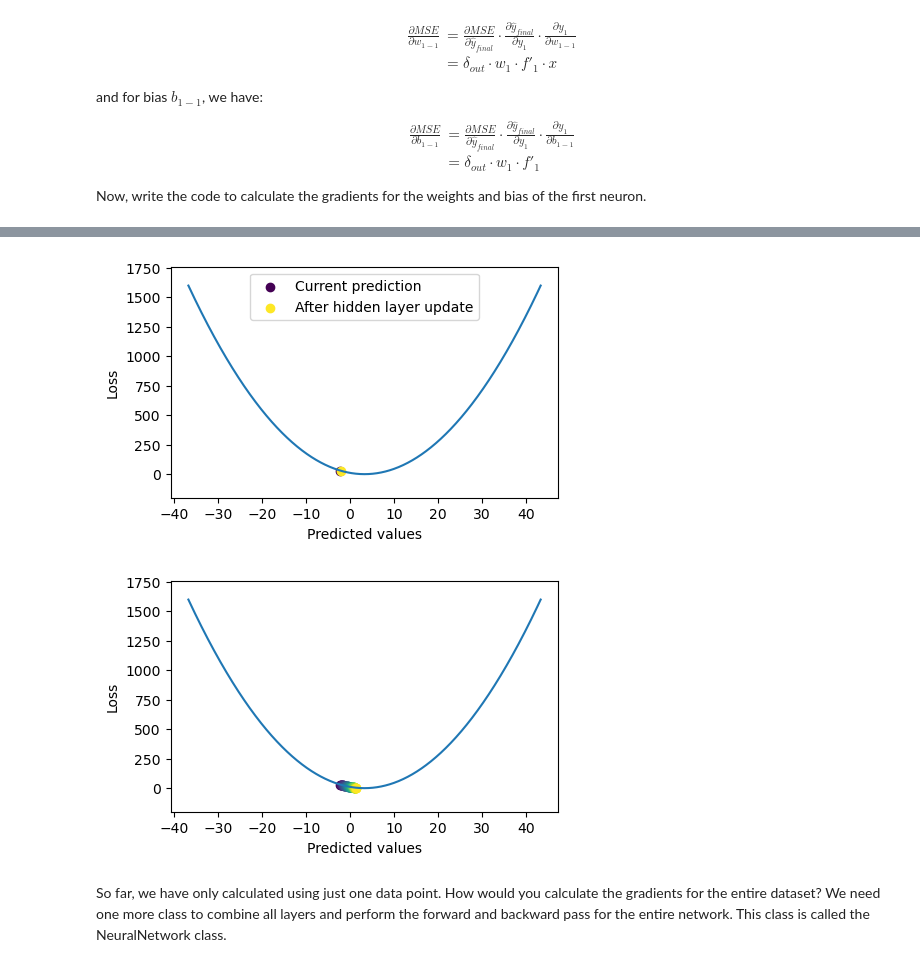
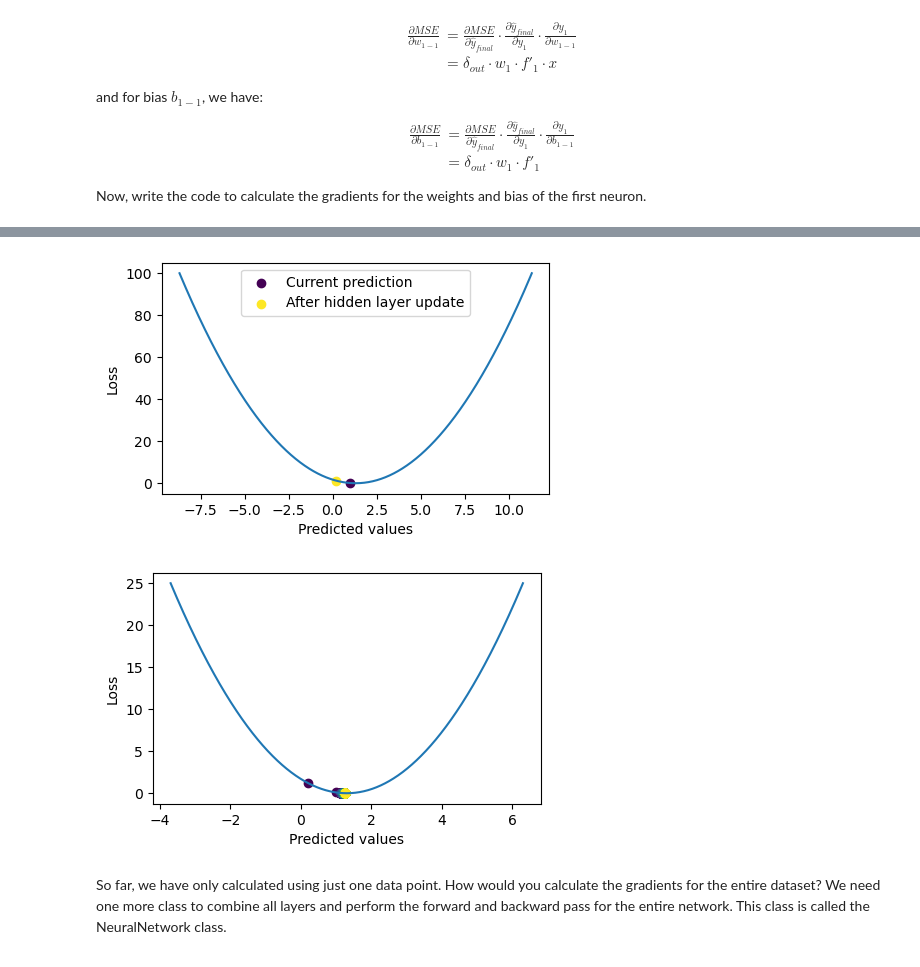
Before and after one commit to cryoTUD/ai4nanobiology, a Jupyter notebook: week_1/2_basics_nn.ipynb, the cells around one changed output, grey strips where cells are left out. Drawn from its saved outputs; the diff is of its cells as text; code cells hidden in the pictures.

```diff
--- a/week_1/2_basics_nn.ipynb
+++ b/week_1/2_basics_nn.ipynb
@@ -18,13 +18,15 @@ But first, let us plot and see your function!
 # %%
 import numpy as np
 import pandas as pd
+import warnings
+warnings.filterwarnings("ignore")
 import matplotlib.pyplot as plt
 A = 1 # np.random.normal(loc=1, scale=0.5, size=1).round(2), 1
 B = 2 # np.random.normal(loc=2, scale=0.5, size=1).round(2)
 C = -0.5 # np.random.normal(loc=-0.5, scale=0.5, size=1).round(2)
-D = 0.03 # np.random.normal(loc=0.04, scale=0.05, size=1).round(2)
-x_true = np.linspace(0, 10, 1000).round(2)
-y_true = (A + B * x_true + C * x_true**2 + D * x_true**3).round(2)
+D = 0.04 # np.random.normal(loc=0.04, scale=0.05, size=1).round(2)
+x_true = np.linspace(0, 10, 1000)
+y_true = A + B * x_true + C * x_true**2 + D * x_true**3
 
 plt.plot(x_true, y_true, color="black")
 plt.xlabel('X')
@@ -39,7 +41,7 @@ The function that you plot above is ofcourse arbitrary, since you chose the coef
 
 In reality, you will get only discrete data points from a sensor and you need to build a model from this data. The process of learning the function from a discrete set of points is called Machine Learning. Below, you can see a set of sampled points from the function that you generated above. The sampled points are in red, and the dashed line indicates the true function.
 # %%
-sample_size = 10
+sample_size = 20
 sampling_indices = np.random.choice(len(x_true), size=sample_size, replace=False)
 x_sample = x_true[sampling_indices]
 y_sample = y_true[sampling_indices]
@@ -499,5 +568,5 @@ Output error signal: [-11.05]
 # %%
-def plot_loss_landscape_with_state(loss_fn, output_vector, states=None, window_size=100, tangent=None, \
+def plot_loss_landscape_with_state(loss_fn, output_vector, states=None, window_size=10, tangent=None, \
                                    show_legend=True, figsize=(5,3)):
     import matplotlib.pyplot as plt
     import matplotlib.cm as cm
@@ -524,7 +593,9 @@ def plot_loss_landscape_with_state(loss_fn, output_vector, states=None, window_s
         plt.plot(y_pred_around_output, tangent_line, color="gray", \
                  linestyle="--", label=r'$\delta_{out}$' + '={:.2f}'.format(tangent['slope']))
 
-    plt.ylim(-200, max(loss_values)*1.1)
+    min_values_to_plot = min(loss_values)*0.9 - 0.1 * (max(loss_values) - min(loss_values))
+    max_values_to_plot = max(loss_values)*1.1 + 0.1 * (max(loss_values) - min(loss_values))
+    #plt.ylim(min_values_to_plot, max_values_to_plot)
     if show_legend:
         plt.legend()
 
@@ -856,17 +927,17 @@ updated_loss_value_after_hidden_update = mean_squared_error(output_vector, final
 # %%
 # show the loss landscape around the new prediction point after updating the weights
 states.update({
     'Updated prediction after hidden layer update' : {
         'prediction': final_output_after_hidden_update[0],
         'loss': updated_loss_value_after_hidden_update,
         'condition': 'After hidden layer update',
         'slope' : gradient_mse(output_vector, final_output_after_hidden_update)[0]
     },
 })
 plot_loss_landscape_with_state(
     mean_squared_error, output_vector[0], \
-    states=states, show_legend=True, window_size=40
+    states=states, show_legend=True, window_size=10
 )
 # %% [output]
-[figure, old version]
+[figure, new version]
 # %%
@@ -900,10 +971,10 @@ for i in range(n_iter):
 # %%
 plot_loss_landscape_with_state(
     mean_squared_error, output_vector[0], \
-    states=states, show_legend=False, window_size=40
+    states=states, show_legend=False, window_size=5
 )
 # %% [output]
-[figure, old version]
+[figure, new version]
 # %% [markdown]
 So far, we have only calculated using just one data point. How would you calculate the gradients for the entire dataset? We need one more class to combine all layers and perform the forward and backward pass for the entire network. This class is called the NeuralNetwork class.
 # %%
```
Also changed, not shown: parts of 40 cells of this notebook.
